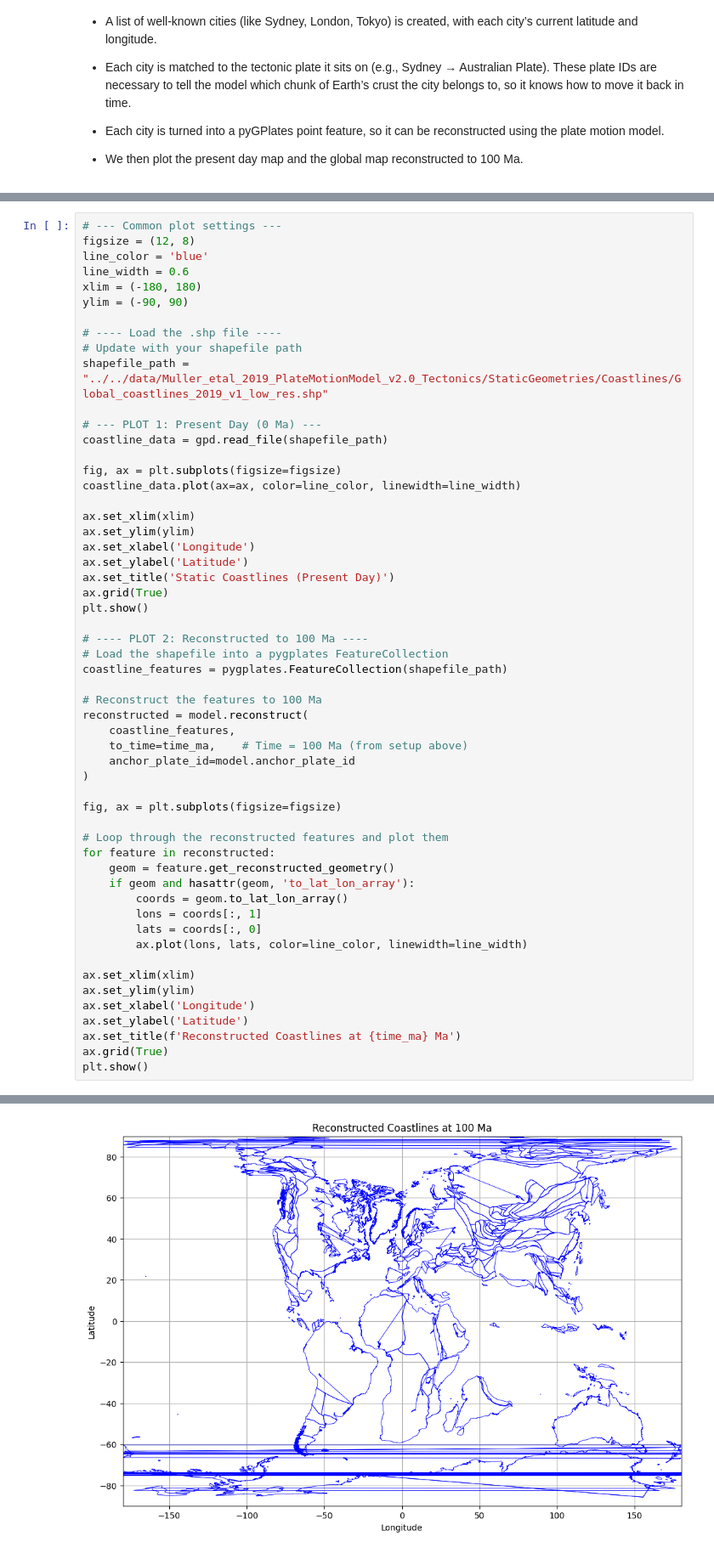
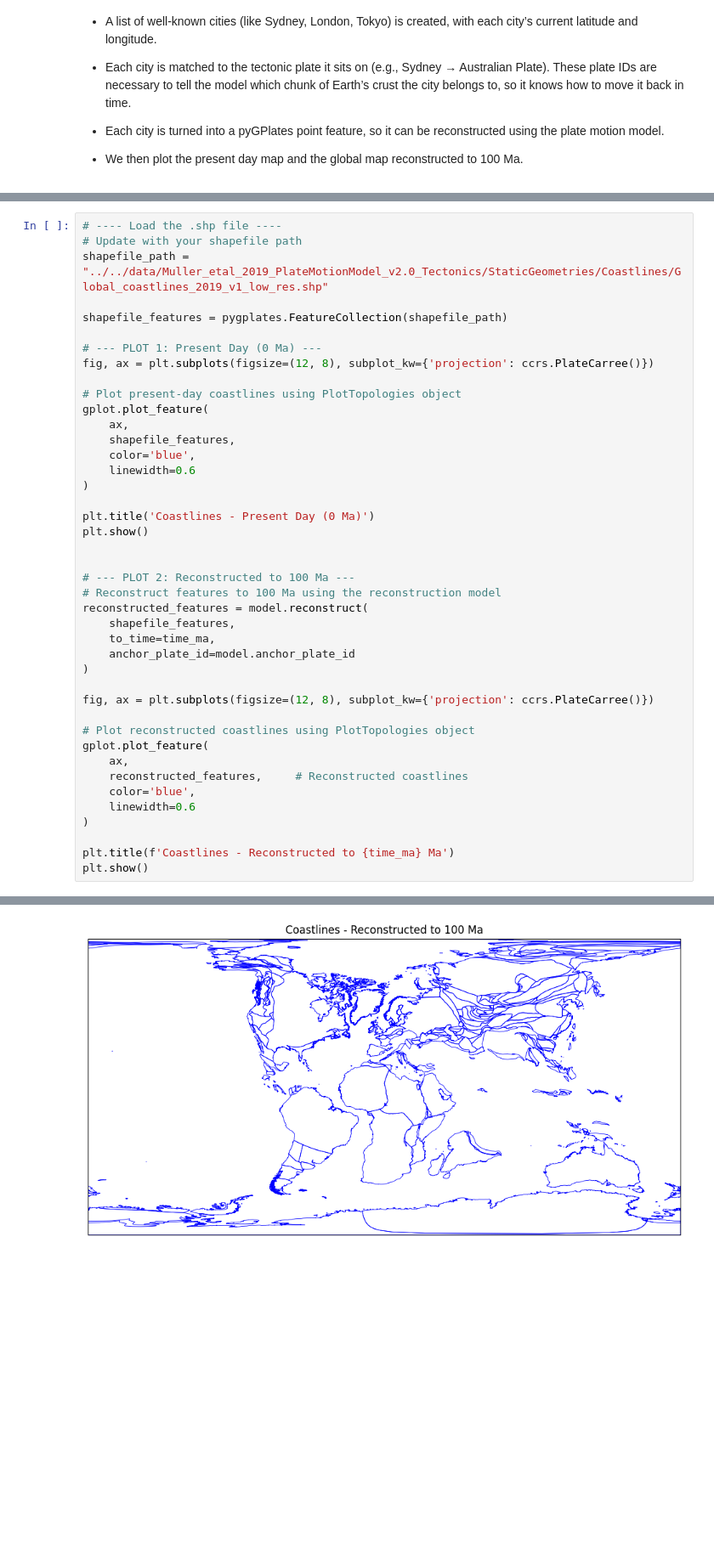
Before and after one commit to nila-fernando/gplately-documentation, a Jupyter notebook: tutorials/basics/04-plot-vector-data.ipynb, the cells around one changed output, grey strips where cells are left out. Shown at 85% size. Drawn from its saved outputs; the diff is of its cells as text; blank space fills up the shorter version.

Commit message:
updated .shp & .gpml to use plot_featur

```diff
--- a/tutorials/basics/04-plot-vector-data.ipynb
+++ b/tutorials/basics/04-plot-vector-data.ipynb
@@ -292,58 +290,45 @@ This code shows how to visualize coastlines in two ways:
 
     - Plots these reconstructed coastlines. This shows how the continents were arranged at that time in Earth’s history.
 # %%
-# --- Common plot settings ---
-figsize = (12, 8)
-line_color = 'blue'
-line_width = 0.6
-xlim = (-180, 180)
-ylim = (-90, 90)
-
 # ---- Load the .shp file ----
 # Update with your shapefile path
 shapefile_path = "../../data/Muller_etal_2019_PlateMotionModel_v2.0_Tectonics/StaticGeometries/Coastlines/Global_coastlines_2019_v1_low_res.shp"
 
+shapefile_features = pygplates.FeatureCollection(shapefile_path)
+
 # --- PLOT 1: Present Day (0 Ma) ---
-coastline_data = gpd.read_file(shapefile_path)
+fig, ax = plt.subplots(figsize=(12, 8), subplot_kw={'projection': ccrs.PlateCarree()})
 
-fig, ax = plt.subplots(figsize=figsize)
-coastline_data.plot(ax=ax, color=line_color, linewidth=line_width)
+# Plot present-day coastlines using PlotTopologies object
+gplot.plot_feature(
+    ax,
+    shapefile_features,
+    color='blue',
+    linewidth=0.6
+)
 
-ax.set_xlim(xlim)
-ax.set_ylim(ylim)
-ax.set_xlabel('Longitude')
-ax.set_ylabel('Latitude')
-ax.set_title('Static Coastlines (Present Day)')
-ax.grid(True)
+plt.title('Coastlines - Present Day (0 Ma)')
 plt.show()
 
-# ---- PLOT 2: Reconstructed to 100 Ma ----
-# Load the shapefile into a pygplates FeatureCollection
-coastline_features = pygplates.FeatureCollection(shapefile_path)
 
-# Reconstruct the features to 100 Ma
-reconstructed = model.reconstruct(
-    coastline_features,
-    to_time=time_ma,    # Time = 100 Ma (from setup above)
+# --- PLOT 2: Reconstructed to 100 Ma ---
+# Reconstruct features to 100 Ma using the reconstruction model
+reconstructed_features = model.reconstruct(
+    shapefile_features,
+    to_time=time_ma,
     anchor_plate_id=model.anchor_plate_id
 )
 
-fig, ax = plt.subplots(figsize=figsize)
+fig, ax = plt.subplots(figsize=(12, 8), subplot_kw={'projection': ccrs.PlateCarree()})
 
-# Loop through the reconstructed features and plot them
-for feature in reconstructed:
-    geom = feature.get_reconstructed_geometry()
-    if geom and hasattr(geom, 'to_lat_lon_array'):
-        coords = geom.to_lat_lon_array()
-        lons = coords[:, 1]
-        lats = coords[:, 0]
-        ax.plot(lons, lats, color=line_color, linewidth=line_width)
+# Plot reconstructed coastlines using PlotTopologies object
+gplot.plot_feature(
+    ax,
+    reconstructed_features,     # Reconstructed coastlines
+    color='blue',
+    linewidth=0.6
+)
 
-ax.set_xlim(xlim)
-ax.set_ylim(ylim)
-ax.set_xlabel('Longitude')
-ax.set_ylabel('Latitude')
-ax.set_title(f'Reconstructed Coastlines at {time_ma} Ma')
-ax.grid(True)
+plt.title(f'Coastlines - Reconstructed to {time_ma} Ma')
 plt.show()
 # %% [output]
@@ -351,4 +336,4 @@ plt.show()
-[figure, old version]
+[figure, new version]
 # %% [markdown]
 ### Format 4: Plotting from a GPML file
 
```
Also changed, not shown: parts of 5 cells of this notebook, 30 other files.
